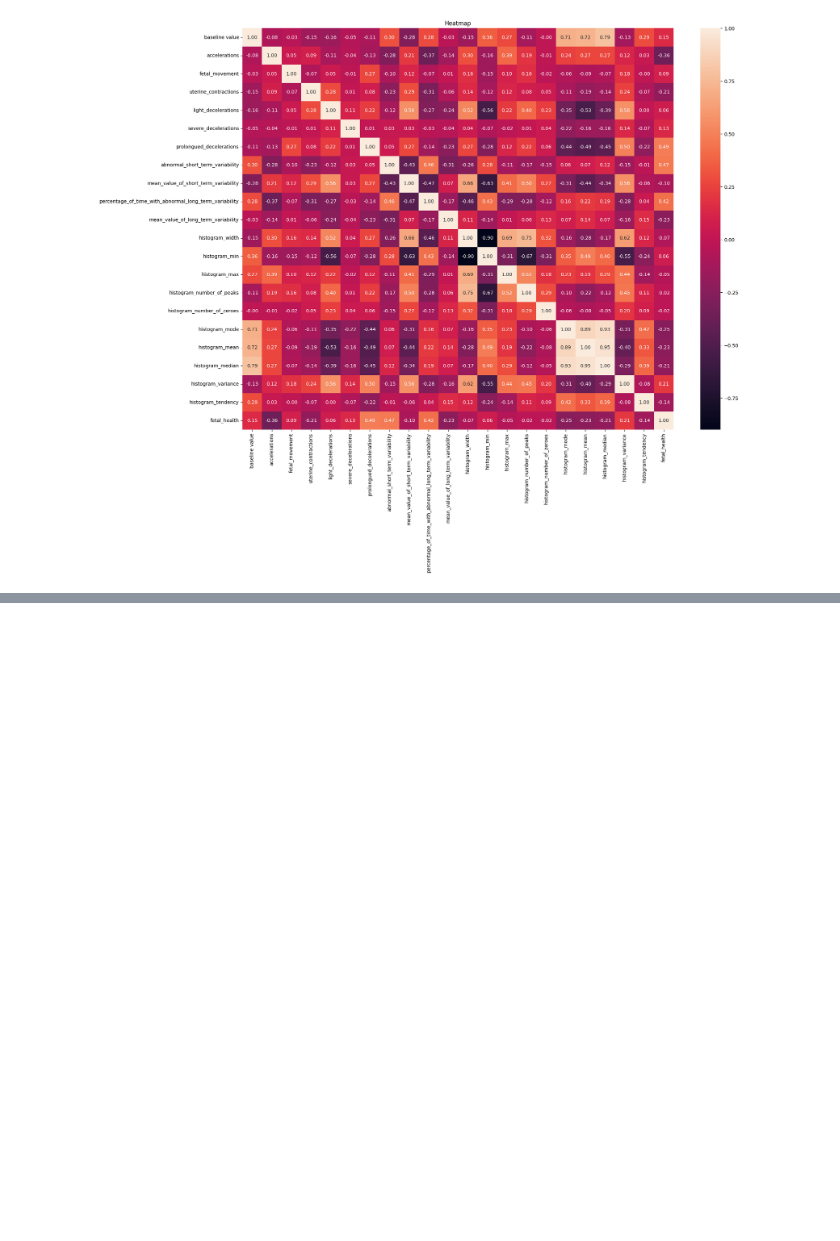
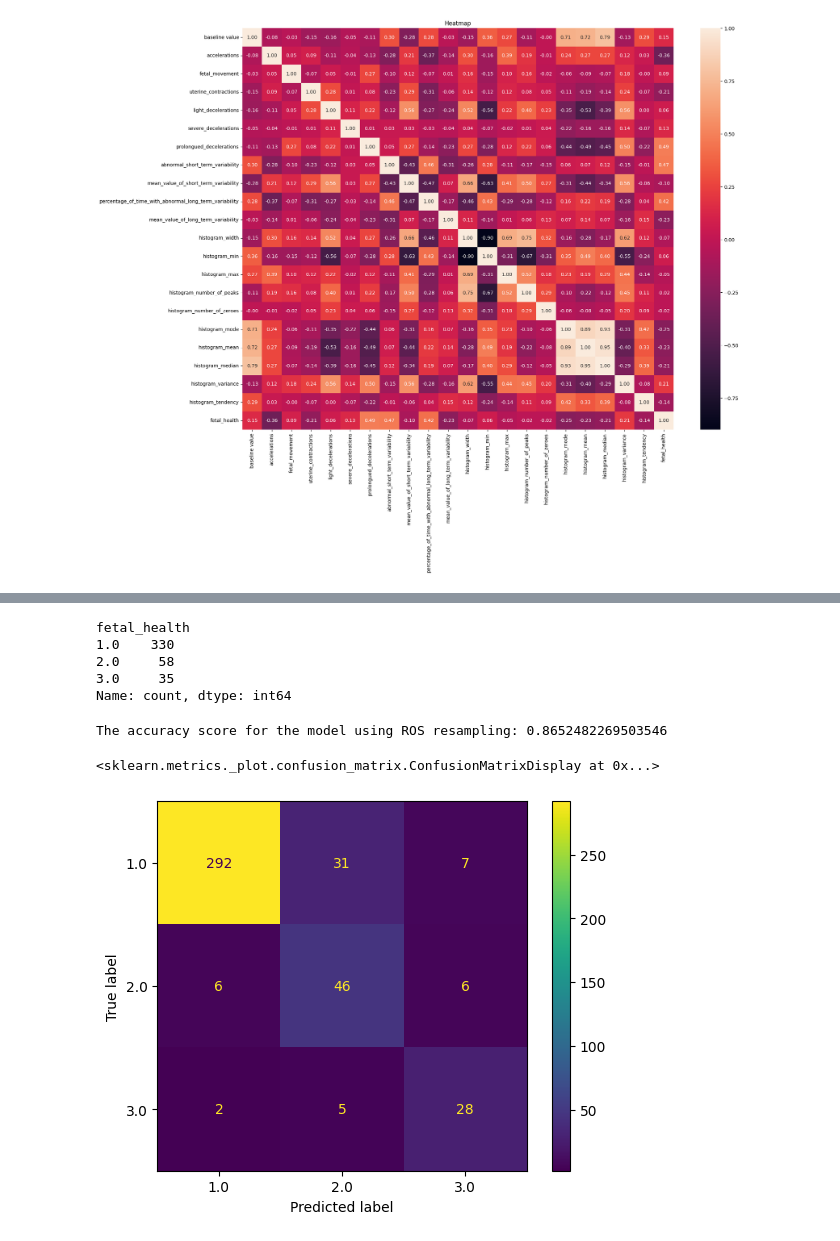
Before and after one commit to Constantin-Stamate/Pregnancy_Health_Assistant, a Jupyter notebook: models/logistic_regression.ipynb, the cells around one changed output, grey strips where cells are left out. Drawn from its saved outputs; the diff is of its cells as text; code cells hidden in the pictures; blank space fills up the shorter version.

```diff
--- a/models/logistic_regression.ipynb
+++ b/models/logistic_regression.ipynb
@@ -224,0 +259,18 @@ for method, (X_resampled, y_resampled) in {
+# %%
+y_test.value_counts()
+# %% [output]
+fetal_health
+1.0    330
+2.0     58
+3.0     35
+Name: count, dtype: int64
+# %%
+y_pred_ros = ros_model.predict(X_test_scaled)
+print (f"The accuracy score for the model using ROS resampling: {accuracy_score(y_test, y_pred_ros)}")
+# %% [output]
+The accuracy score for the model using ROS resampling: 0.8652482269503546
+# %%
+ConfusionMatrixDisplay.from_predictions(y_test, y_pred_ros)
+# %% [output]
+<sklearn.metrics._plot.confusion_matrix.ConfusionMatrixDisplay at 0x...>
+[figure, added]
```
Also changed, not shown: parts of 7 cells of this notebook.
